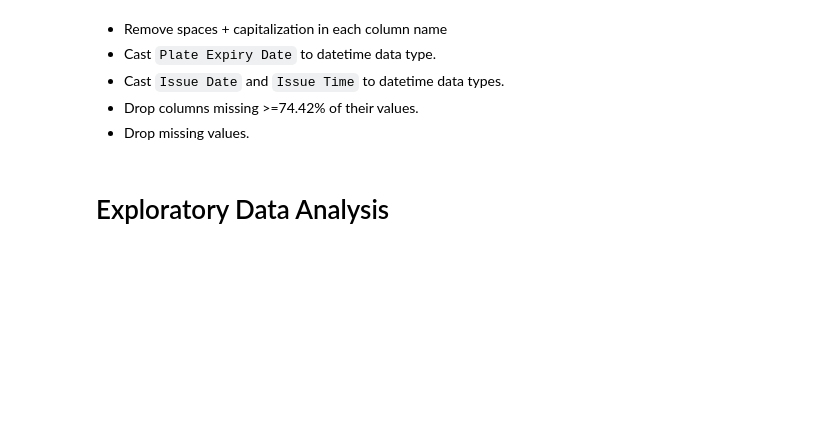
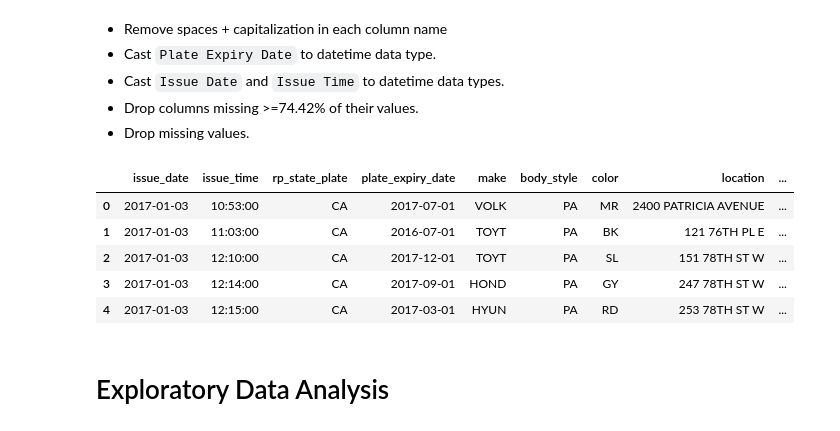
Before and after one commit to Promeos/LADOT-COVID19-enforcement, a Jupyter notebook: MVP.ipynb, the cells around one changed output. Drawn from its saved outputs; the diff is of its cells as text; code cells hidden in the pictures; blank space fills up the shorter version.

```diff
--- a/MVP.ipynb
+++ b/MVP.ipynb
@@ -122,6 +122,15 @@ df_text
 - Drop missing values.
 # %%
 df_citations = prepare.prep_sweep_data(df)
+# %%
+df_citations.head()
+# %% [output]
+|  | issue_date | issue_time | rp_state_plate | plate_expiry_date | make | body_style | color | location | ... |
+| 0 | 2017-01-03 | 10:53:00 | CA | 2017-07-01 | VOLK | PA | MR | 2400 PATRICIA AVENUE | ... |
+| 1 | 2017-01-03 | 11:03:00 | CA | 2016-07-01 | TOYT | PA | BK | 121 76TH PL E | ... |
+| 2 | 2017-01-03 | 12:10:00 | CA | 2017-12-01 | TOYT | PA | SL | 151 78TH ST W | ... |
+| 3 | 2017-01-03 | 12:14:00 | CA | 2017-09-01 | HOND | PA | GY | 247 78TH ST W | ... |
+| 4 | 2017-01-03 | 12:15:00 | CA | 2017-03-01 | HYUN | PA | RD | 253 78TH ST W | ... |
 # %% [markdown]
 # Exploratory Data Analysis
 # %%
```
Also changed, not shown: parts of 1 cell of this notebook, 2 other files.
